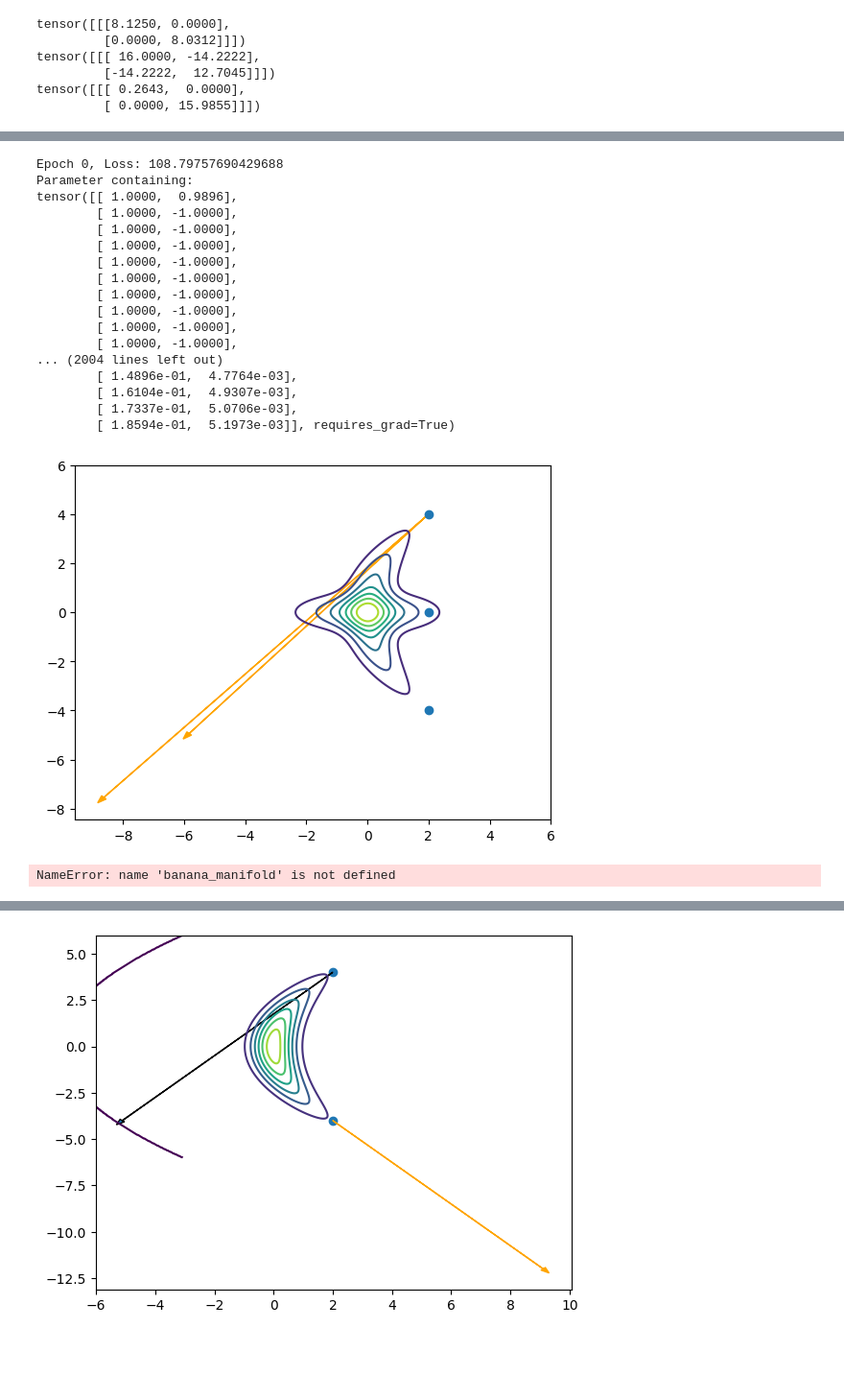
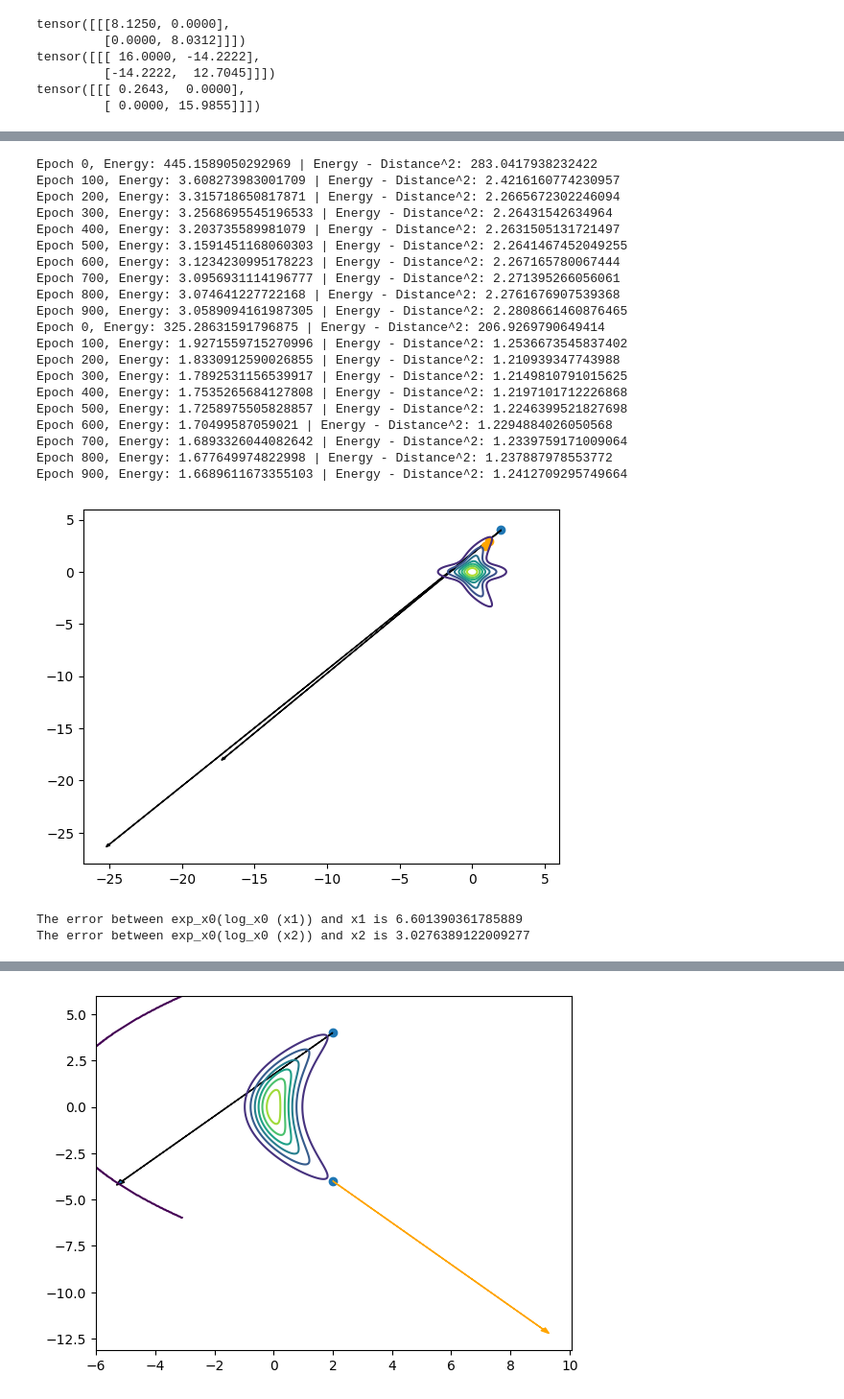
Before and after one commit to GBATZOLIS/Score-Based-Pullback-Riemannian-Geometry, a Jupyter notebook: quadratic_double_banana.ipynb, the cells around one changed output, grey strips where cells are left out. Shown at 96% size. Drawn from its saved outputs; the diff is of its cells as text; code cells hidden in the pictures; blank space fills up the shorter version.

Commit message:
implemented harmonic curves but exponential mapping still goes to zero

```diff
--- a/quadratic_double_banana.ipynb
+++ b/quadratic_double_banana.ipynb
@@ -25,3 +25,5 @@ plt.show()
 x0 = torch.tensor([2.,4.])
 x1 = torch.tensor([2.,-4.])
 x2 = torch.tensor([2.,0.])
+
+p = 10
@@ -112,48 +154,42 @@ tensor([[ 1.0000,  0.9896],
 # %%
-# test logarithmic mapping
-p = 100
-logarithmic_x0_x1 = double_banana_manifold.log(x0,x1[None], p=p)[0].detach().numpy()
-logarithmic_x0_x2 = double_banana_manifold.log(x0,x2[None], p=p)[0].detach().numpy()
+# test exponential mapping
+exponential_to_x1 = double_banana_manifold.exp(x0,torch.tensor(logarithmic_x0_x1)[None], p=p)[0].detach().numpy()
+exponential_to_x2 = double_banana_manifold.exp(x0,torch.tensor(logarithmic_x0_x2)[None], p=p)[0].detach().numpy()
 
 plt.contour(x_grid, y_grid, density_banana)
-plt.arrow(x0[0], x0[1], logarithmic_x0_x1[0], logarithmic_x0_x1[1], head_width=0.2, color="orange")
-plt.arrow(x0[0], x0[1], logarithmic_x0_x2[0], logarithmic_x0_x2[1], head_width=0.2, color="orange")
-plt.scatter(torch.tensor([x0[0], x1[0], x2[0]]), torch.tensor([x0[1], x1[1], x2[1]]))
-plt.savefig("results/quadratic_double_banana/logarithmic.eps")
+plt.scatter(x0[0], x0[1])
+plt.arrow(x0[0], x0[1], logarithmic_x0_x1[0], logarithmic_x0_x1[1], head_width=0.2)
+plt.arrow(x0[0], x0[1], logarithmic_x0_x2[0], logarithmic_x0_x2[1], head_width=0.2)
+plt.scatter(exponential_to_x1[0], exponential_to_x1[1], color="orange")
+plt.scatter(exponential_to_x2[0], exponential_to_x2[1], color="orange")
+plt.savefig("results/quadratic_double_banana/exponential.eps")
 plt.show()
-# TODO we should probably add weight decay to get smaller and more stable solutions
+print(f"The error between exp_x0(log_x0 (x1)) and x1 is {torch.norm(torch.tensor(exponential_to_x1) - x1)}")
+print(f"The error between exp_x0(log_x0 (x2)) and x2 is {torch.norm(torch.tensor(exponential_to_x2) - x2)}")
 # %% [output]
-Epoch 0, Loss: 108.79757690429688
-Parameter containing:
-tensor([[ 1.0000,  0.9896],
-        [ 1.0000, -1.0000],
-        [ 1.0000, -1.0000],
-        [ 1.0000, -1.0000],
-        [ 1.0000, -1.0000],
-        [ 1.0000, -1.0000],
-        [ 1.0000, -1.0000],
-        [ 1.0000, -1.0000],
-        [ 1.0000, -1.0000],
-        [ 1.0000, -1.0000],
-... (2004 lines left out)
-        [ 1.4896e-01,  4.7764e-03],
-        [ 1.6104e-01,  4.9307e-03],
-        [ 1.7337e-01,  5.0706e-03],
-        [ 1.8594e-01,  5.1973e-03]], requires_grad=True)
+Epoch 0, Energy: 445.1589050292969 | Energy - Distance^2: 283.0417938232422
+Epoch 100, Energy: 3.608273983001709 | Energy - Distance^2: 2.4216160774230957
+Epoch 200, Energy: 3.315718650817871 | Energy - Distance^2: 2.2665672302246094
+Epoch 300, Energy: 3.2568695545196533 | Energy - Distance^2: 2.26431542634964
+Epoch 400, Energy: 3.203735589981079 | Energy - Distance^2: 2.2631505131721497
+Epoch 500, Energy: 3.1591451168060303 | Energy - Distance^2: 2.2641467452049255
+Epoch 600, Energy: 3.1234230995178223 | Energy - Distance^2: 2.267165780067444
+Epoch 700, Energy: 3.0956931114196777 | Energy - Distance^2: 2.271395266056061
+Epoch 800, Energy: 3.074641227722168 | Energy - Distance^2: 2.2761676907539368
+Epoch 900, Energy: 3.0589094161987305 | Energy - Distance^2: 2.2808661460876465
+Epoch 0, Energy: 325.28631591796875 | Energy - Distance^2: 206.9269790649414
+Epoch 100, Energy: 1.9271559715270996 | Energy - Distance^2: 1.2536673545837402
+Epoch 200, Energy: 1.8330912590026855 | Energy - Distance^2: 1.210939347743988
+Epoch 300, Energy: 1.7892531156539917 | Energy - Distance^2: 1.2149810791015625
+Epoch 400, Energy: 1.7535265684127808 | Energy - Distance^2: 1.2197101712226868
+Epoch 500, Energy: 1.7258975505828857 | Energy - Distance^2: 1.2246399521827698
+Epoch 600, Energy: 1.70499587059021 | Energy - Distance^2: 1.2294884026050568
+Epoch 700, Energy: 1.6893326044082642 | Energy - Distance^2: 1.2339759171009064
+Epoch 800, Energy: 1.677649974822998 | Energy - Distance^2: 1.237887978553772
+Epoch 900, Energy: 1.6689611673355103 | Energy - Distance^2: 1.2412709295749664
-[figure, old version]
+[figure, new version]
+The error between exp_x0(log_x0 (x1)) and x1 is 6.601390361785889
+The error between exp_x0(log_x0 (x2)) and x2 is 3.0276389122009277
-# %%
-# test exponential mapping
-exponential = banana_manifold.exp(x0,logarithmic[None])[0]
-
-plt.contour(x_grid, y_grid, density_banana)
-plt.scatter(x0[0], x0[1])
-plt.arrow(x0[0], x0[1], logarithmic[0], logarithmic[1], head_width=0.2)
-plt.scatter(exponential[0], exponential[1], color="orange")
-plt.savefig("results/quadratic_double_banana/exponential.eps")
-plt.show()
-print(f"The error between exp_x0(log_x0 (x1)) and x1 is {torch.norm(exponential - x1)}")
-# %% [output]
-NameError: name 'banana_manifold' is not defined
 # %%
 # test distance
 l2_distance = torch.norm(x0 - x1)
```
Also changed, not shown: parts of 6 cells of this notebook, 10 other files.
